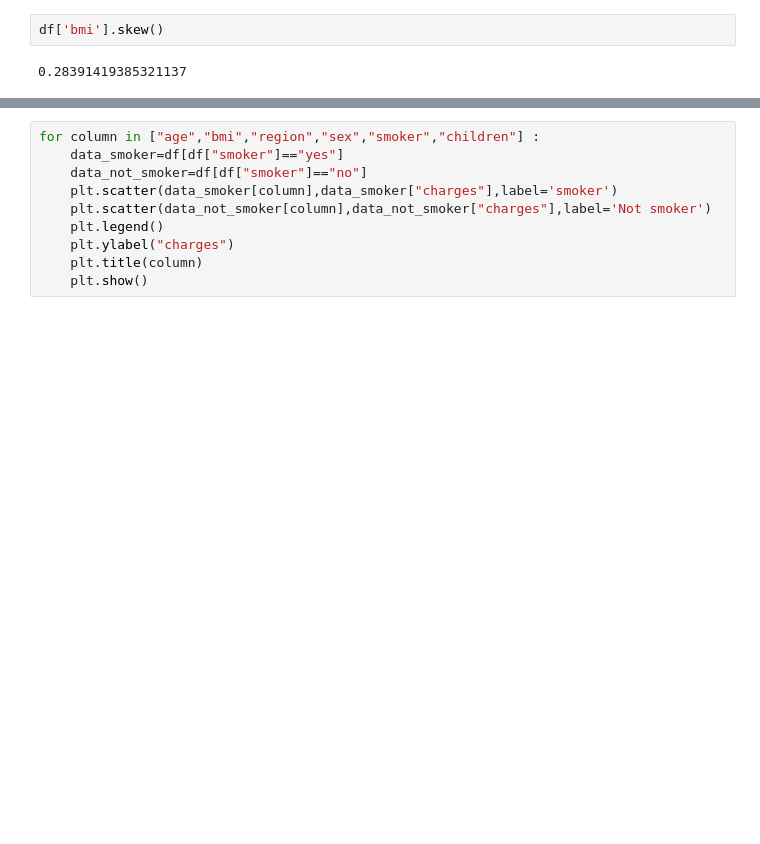
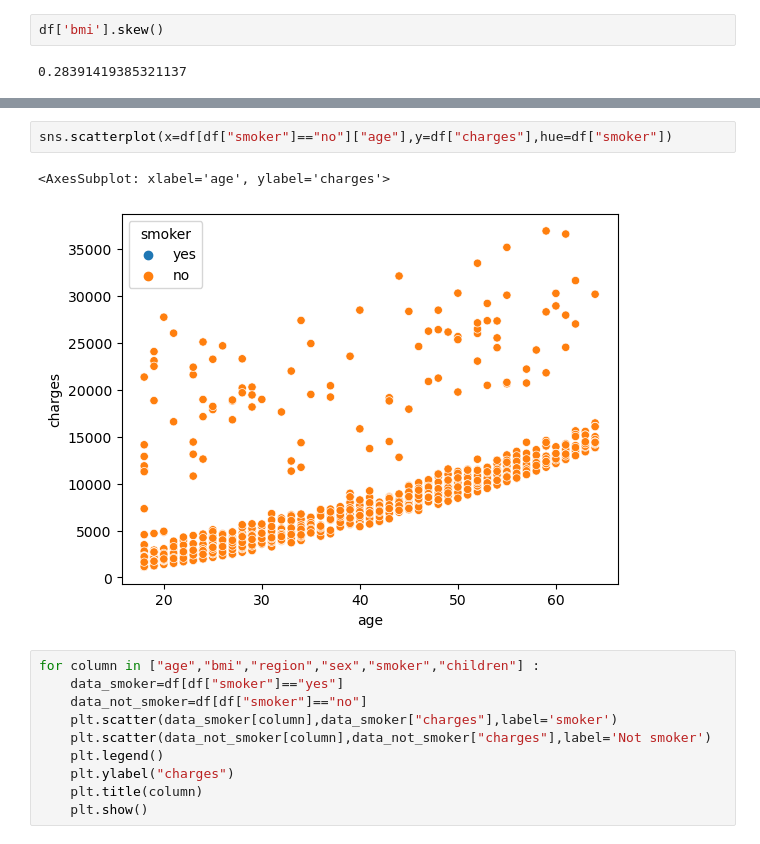
Before and after one commit to StevenDelval/Predire-une-prime-d-assurance-grace-l-IA, a Jupyter notebook: partie_analyse.ipynb, the cells around one changed output, grey strips where cells are left out. Saved outputs shown, nothing was run; the diff lists cells and outputs as text; blank space fills up the shorter version.

```diff
--- a/partie_analyse.ipynb
+++ b/partie_analyse.ipynb
@@ -102,3 +111,8 @@ df['bmi'].skew()
+# %%
+sns.scatterplot(x=df[df["smoker"]=="no"]["age"],y=df["charges"],hue=df["smoker"])
+# %% [output]
+<AxesSubplot: xlabel='age', ylabel='charges'>
+[figure, added]
 # %%
 for column in ["age","bmi","region","sex","smoker","children"] :
     data_smoker=df[df["smoker"]=="yes"]
```
Also changed, not shown: parts of 26 cells of this notebook.
